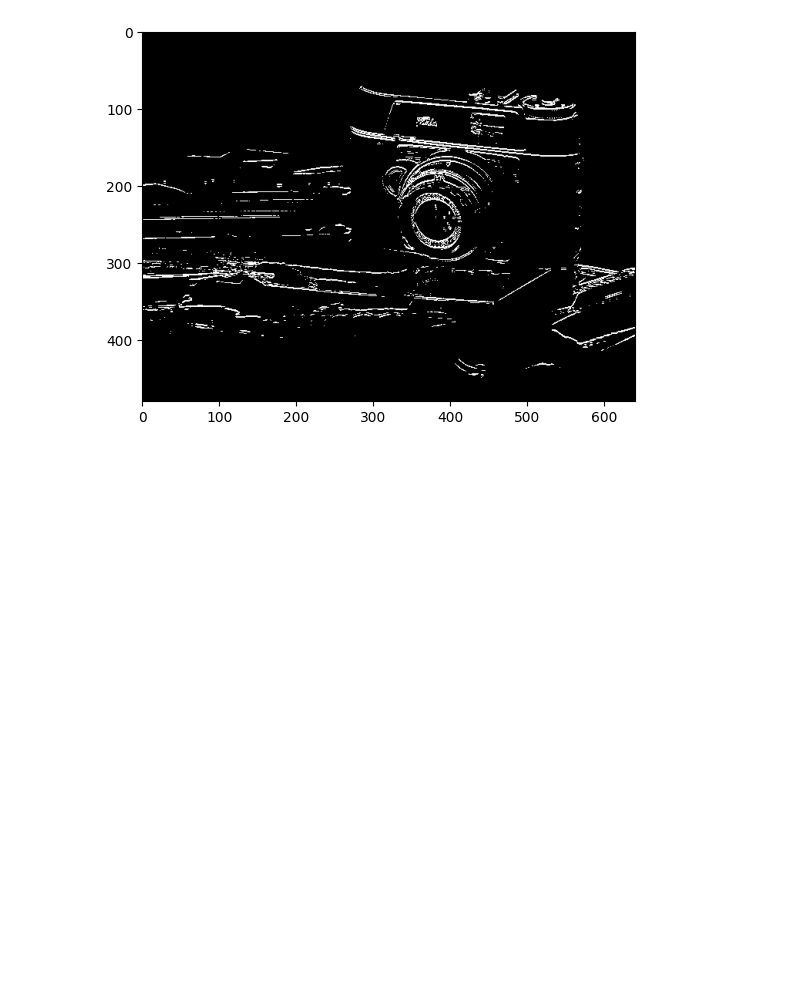
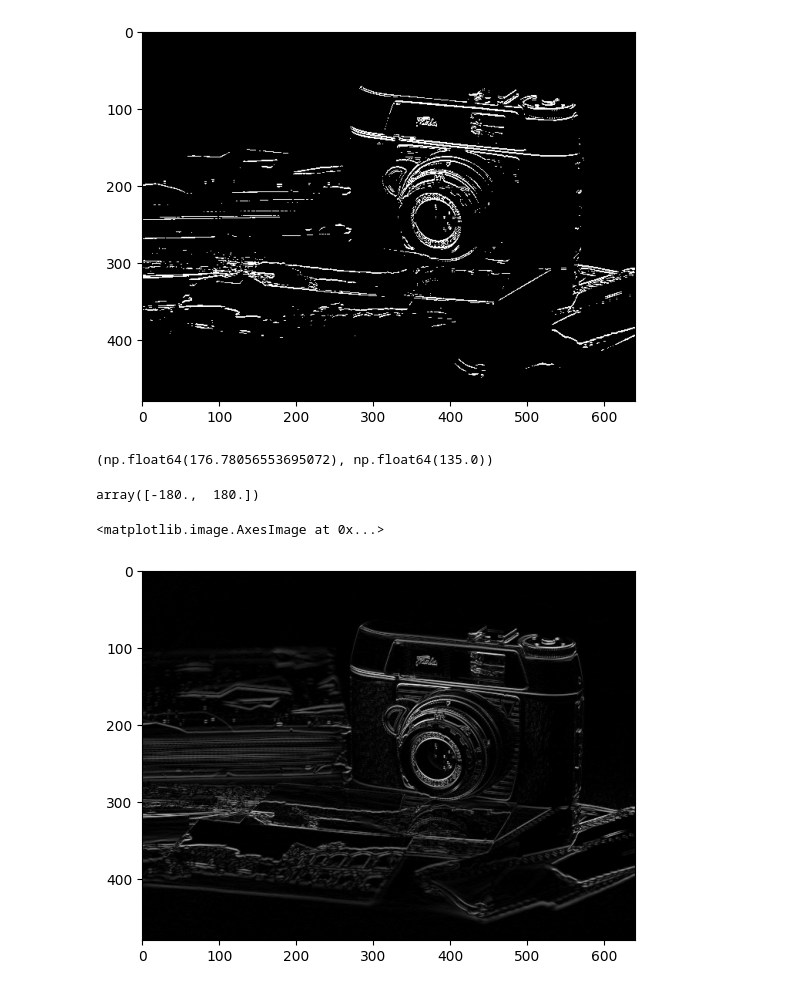
Before and after one commit to m-ramuk-nura/Computer-Vision, a Jupyter notebook: Canny Edge Detector/Untitled.ipynb, the cells around one changed output. Drawn from its saved outputs; the diff is of its cells as text; code cells hidden in the pictures; blank space fills up the shorter version.

```diff
--- a/Canny Edge Detector/Untitled.ipynb
+++ b/Canny Edge Detector/Untitled.ipynb
@@ -165,0 +170,43 @@ plt.imshow(Gm>40,cmap='grey')
+# %%
+i,j = 100,250
+Gd[i,j],Gd_bins[i,j]
+# %% [output]
+(np.float64(176.78056553695072), np.float64(135.0))
+# %%
+A = np.array([-175.,173.])
+inds = np.digitize(A,bins)-1
+A_bin = 45*(np.round(A/45))
+A_bin
+# %% [output]
+array([-180.,  180.])
+# %%
+Gd_bin = 45*(np.round(Gd/45))
+# %%
+def Non_Maxima_Suppression(Gm,Gd):
+    Gd_bin = 45*(np.round(Gd/45))
+    Gm_NMS = np.zeros(Gm.shape)
+    numRows,numCols = Gm.shape[0],Gm.shape[1]
+    a,b=0.,0.
+    for r in range(1,numRows-1):
+        for c in range(1,numCols-1):
+            ang = Gd_bin[r,c]
+            if ang == 180. or ang == -180. or ang == 0.0 or ang == -0.0:
+                a,b = Gm[r-1,c], Gm[r+1,c]
+            elif ang == 45. or ang == -135.:
+                a,b = Gm[r+1,c+1],Gm[r-1,c-1]
+            elif ang == 90. or ang == -90.:
+                a,b = Gm[r,c-1],Gm[r,c+1]
+            elif ang == 135. or ang == -45.:
+                a,b = Gm[r-1,c+1],Gm[r+1,c-1]
+            else:
+                print('Error')
+                return
+            if Gm[r,c] >= a and Gm[r,c] >= b:
+                Gm_NMS[r,c] = Gm[r,c]
+    return Gm_NMS
+# %%
+Gm_NMS = Non_Maxima_Suppression(Gm,Gd)
+plt.imshow(Gm,cmap='gray')
+# %% [output]
+<matplotlib.image.AxesImage at 0x...>
+[figure, added]
```
Also changed, not shown: parts of 6 cells of this notebook, 8 other files.
